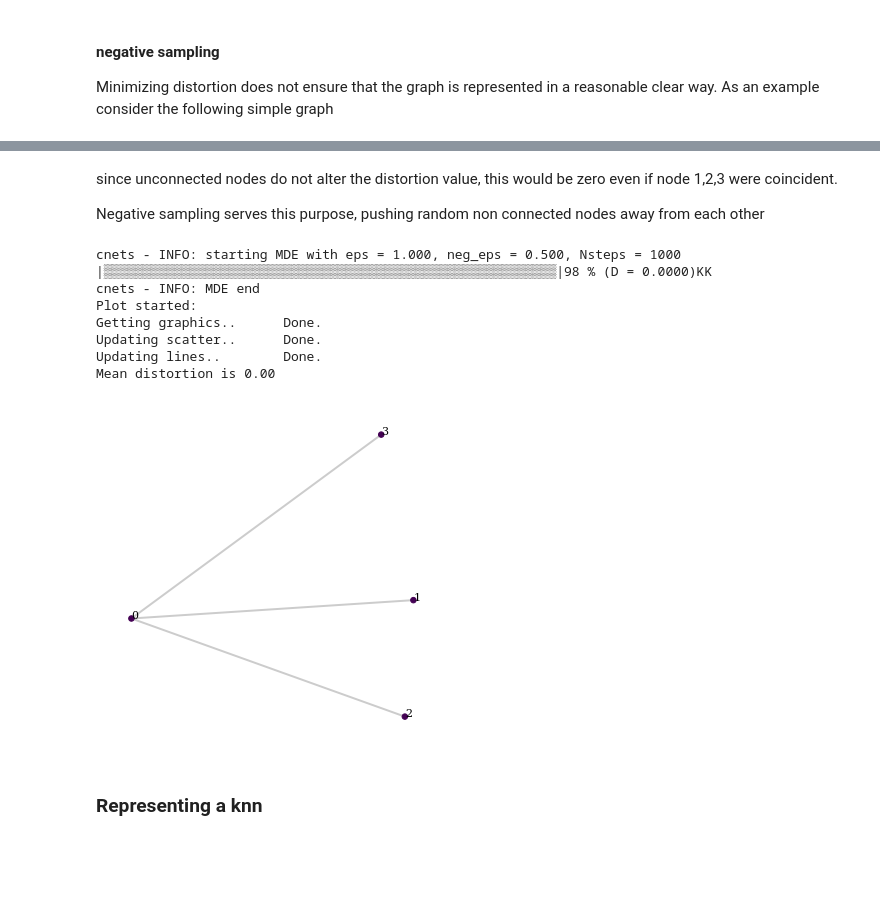
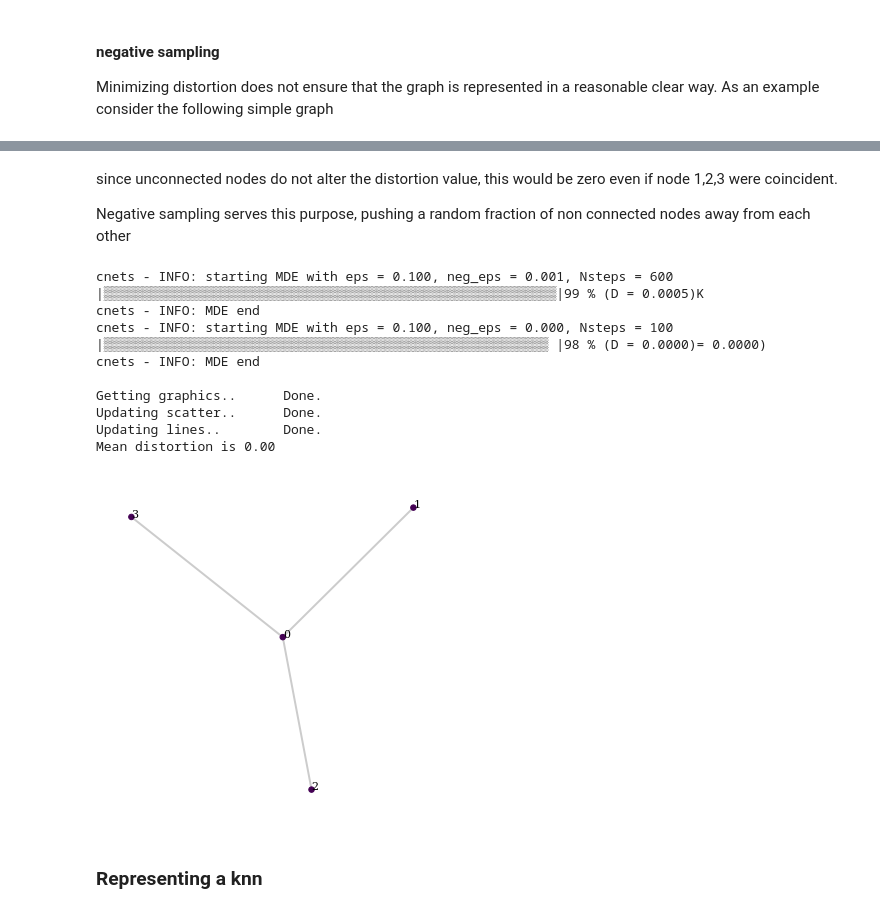
Before and after one commit to djanloo/netgross, a Jupyter notebook: Examples.ipynb, the cells around one changed output, grey strips where cells are left out. Saved outputs shown, nothing was run; the diff lists cells and outputs as text; code cells hidden in the pictures; blank space fills up the shorter version.

```diff
--- a/Examples.ipynb
+++ b/Examples.ipynb
@@ -106,22 +106,26 @@ Mean distortion is 0.00
 # %% [markdown]
 since unconnected nodes do not alter the distortion value, this would be zero even if node 1,2,3 were coincident.
 
-Negative sampling serves this purpose, pushing random non connected nodes away from each other
+Negative sampling serves this purpose, pushing a random fraction of non connected nodes away from each other
 # %%
-simple_graph.cMDE(1.0, 0.5, 1000)
-cnets.set_negative_sampling_fraction(1.0)
+cnets.set_negative_sampling_fraction(1.0) # default is 10%, would be 0 on a three node network
+simple_graph.cMDE(0.1, 1e-3, 600) # negative sampling
+simple_graph.cMDE(0.1, 0.0, 100)  # final adjustment
 netplot.plot_net(simple_graph, labels = ["0", "1", "2", "3"])
 print(f"Mean distortion is {cnets.get_distortion():.2f}")
 # %% [output]
-cnets - INFO: starting MDE with eps = 1.000, neg_eps = 0.500, Nsteps = 1000
-|▒▒▒▒▒▒▒▒▒▒▒▒▒▒▒▒▒▒▒▒▒▒▒▒▒▒▒▒▒▒▒▒▒▒▒▒▒▒▒▒▒▒▒▒▒▒▒▒▒▒▒▒▒▒▒▒▒▒|98 % (D = 0.0000)KK
+cnets - INFO: starting MDE with eps = 0.100, neg_eps = 0.001, Nsteps = 600
+|▒▒▒▒▒▒▒▒▒▒▒▒▒▒▒▒▒▒▒▒▒▒▒▒▒▒▒▒▒▒▒▒▒▒▒▒▒▒▒▒▒▒▒▒▒▒▒▒▒▒▒▒▒▒▒▒▒▒|99 % (D = 0.0005)K
 cnets - INFO: MDE end
-Plot started:
+cnets - INFO: starting MDE with eps = 0.100, neg_eps = 0.000, Nsteps = 100
+|▒▒▒▒▒▒▒▒▒▒▒▒▒▒▒▒▒▒▒▒▒▒▒▒▒▒▒▒▒▒▒▒▒▒▒▒▒▒▒▒▒▒▒▒▒▒▒▒▒▒▒▒▒▒▒▒▒ |98 % (D = 0.0000)= 0.0000)
+cnets - INFO: MDE end
+
 Getting graphics..      Done.
 Updating scatter..      Done.
 Updating lines..        Done.
 Mean distortion is 0.00
-[figure, old version]
+[figure, new version]
 # %% [markdown]
 ### Representing a knn
 # %% [markdown]
```
Also changed, not shown: parts of 8 cells of this notebook.
